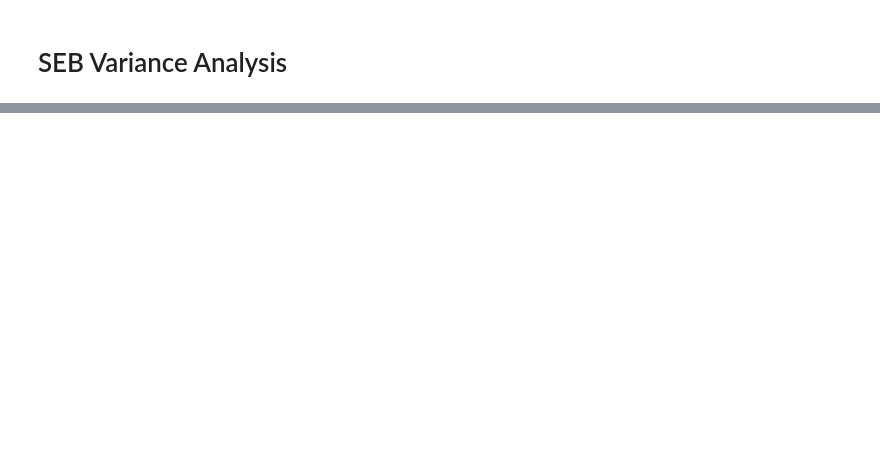
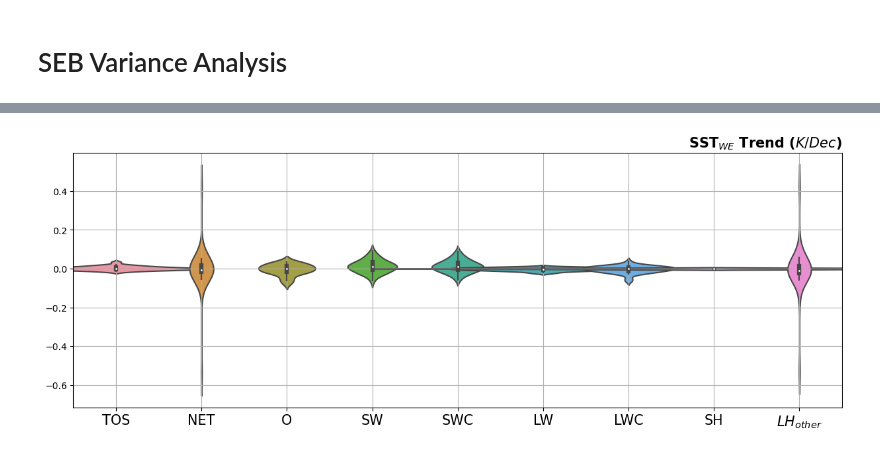
Before and after one commit to zacespinosa/tropical_pacific_clouds, a Jupyter notebook: surface_energy_budget.ipynb, the cells around one changed output, grey strips where cells are left out. Drawn from its saved outputs; the diff is of its cells as text; code cells hidden in the pictures; blank space fills up the shorter version.

Commit message:
finish figures

```diff
--- a/surface_energy_budget.ipynb
+++ b/surface_energy_budget.ipynb
@@ -434,10 +471,10 @@ def plot_sigma_anoms(var_names, vars, SST_T, region="EPSA"):
         plt.savefig(f"figures/seb/mean_{name}_{region}.png")
         plt.show()
 
-var_names = ["TOS", "NET", "SH", "O", "SW", "LW", "LWC", "SWC", r"LH$_w$", r"LH$_{\Delta T}$", r"LW$_{RH}$"]
-vars = [TOS_T, NET, -SH_T, O_T, SW_T, LW_T, LWC_T, SWC_T, -LH_TW, -LH_TDT, -LH_TRH]
-labels = ["A", "B", "C", "D", "E", "F", "G", "H", "I", "J", "K"]
+var_names = ["TOS", "NET", "SH", "O", "SW", "LW", "LWC", "SWC", r"LH$_{others}$", r"LH$_w$", r"LH$_{\Delta T}$", r"LH$_{RH}$"]
+vars = [TOS_T, NET, -SH_T, O_T, SW_T, LW_T, LWC_T, SWC_T, -(LH_TW + LH_TDT + LH_TRH),-LH_TW, -LH_TDT, -LH_TRH]
+labels = ["A", "B", "C", "D", "E", "F", "G", "H", "I", "J", "K", "L"]
 
-plot_sigma_anoms(var_names, vars, SST_T_WE, region="WE")
+plot_sigma_anoms(var_names, vars, SST_T_EPSA, region="EPSA")
 # %% [output]
 TOS
@@ -507,0 +558,21 @@ SWC
+# %%
+import seaborn as sns
+
+def violin_plot_tos(tos, title):
+    fig = plt.figure()
+    sns.set_palette("husl")
+    sns.violinplot(data=tos, inner="box", width=8)
+    # plt.title(title + r" SST$_{EPSA}$ Trend ($K/Dec$)")
+    plt.grid()
+    plt.xticks(fontsize=15)
+    # Rotate the y-axis labels
+    plt.tick_params(axis='x')
+    fig.set_size_inches(15, 5)
+    plt.xlabel("")
+    plt.title(r"SST$_{WE}$ Trend ($K/Dec$)", fontsize=15, loc="right", weight="bold")
+# %%
+import pandas as pd
+
+violin_plot_tos(pd.DataFrame(flux_mean), title="CMIP6")
+# %% [output]
+[figure, added]
```
Also changed, not shown: parts of 4 cells of this notebook, 12 other files.
